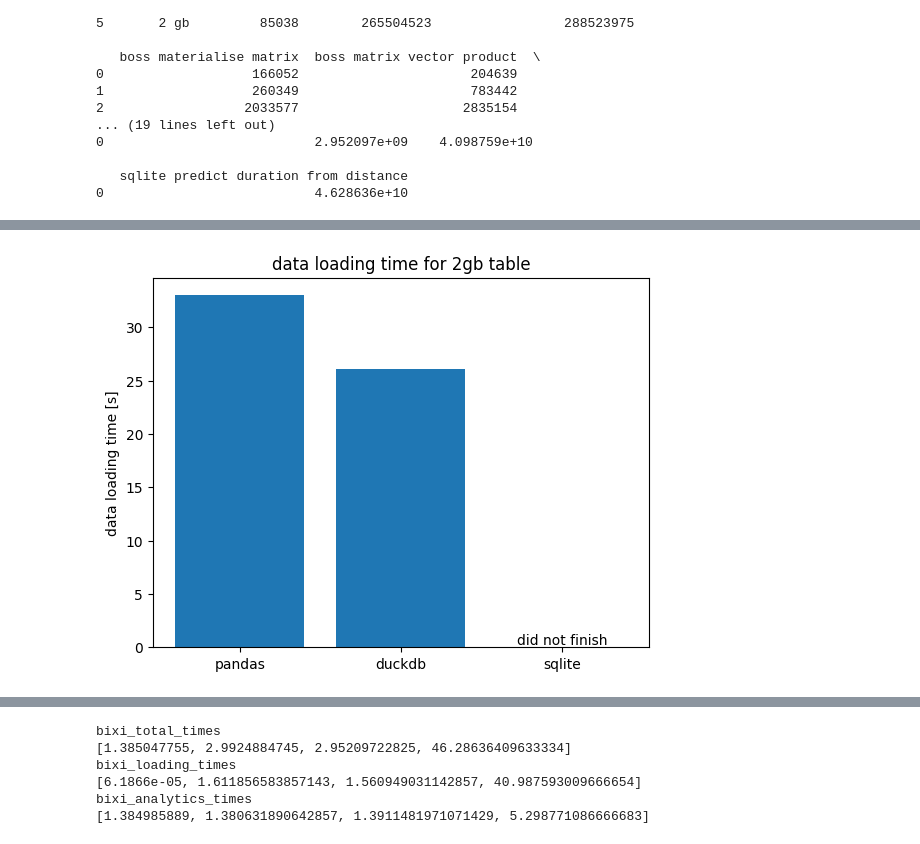
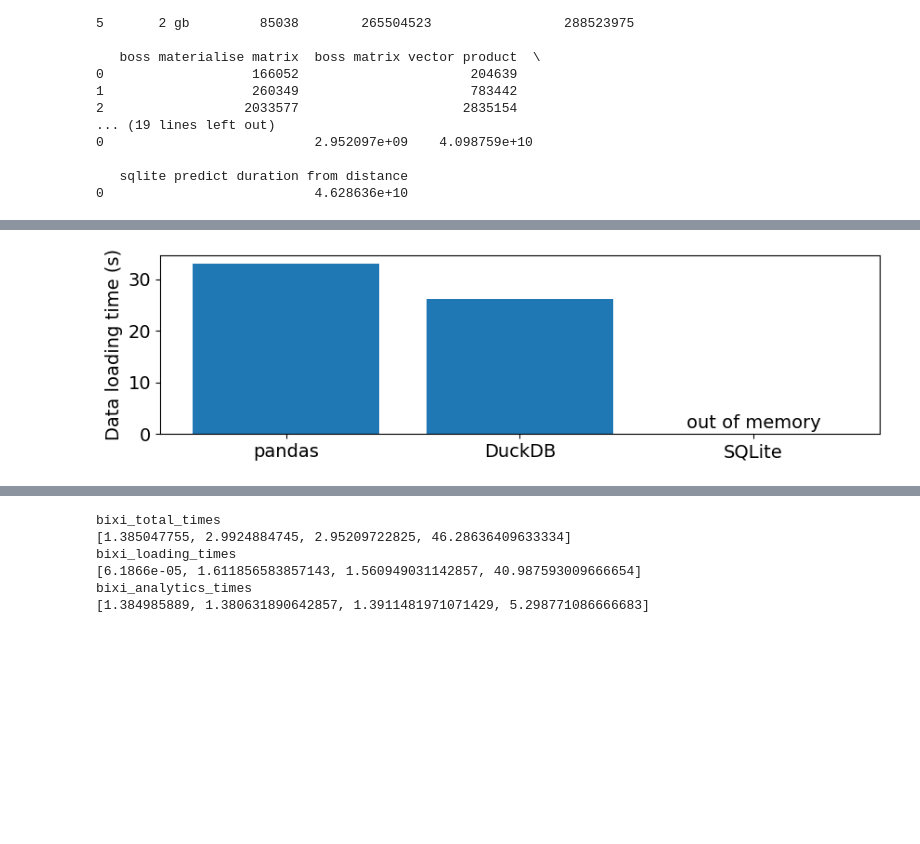
Before and after one commit to trubby22/database-fyp, a Jupyter notebook: bixi-benchmarks/visualise-data.ipynb, the cells around one changed output, grey strips where cells are left out. Cells and saved outputs as stored; diff of their text form; code cells hidden in the pictures; blank space fills up the shorter version.

```diff
--- a/bixi-benchmarks/visualise-data.ipynb
+++ b/bixi-benchmarks/visualise-data.ipynb
@@ -8,3 +8,5 @@ diagrams_path = './diagrams/'
+# %%
+plt.rcParams.update({'font.size': 14})
 # %%
 boss_rand_df = pd.read_csv('./experiment-results/boss-rand-results.csv')
 boss_bixi_df = pd.read_csv('./experiment-results/boss-bixi-results.csv')
@@ -73,24 +82,32 @@ plt.show()
 # %%
 vendors = ['pandas', 'duckdb', 'sqlite']
 vendor_tasks = [f'{x} data in' for x in vendors]
+vendors = ['pandas', 'DuckDB', 'SQLite']
 times = [rand_df.loc[5, x] / (10 ** 9) for x in vendor_tasks]
 times[2] = 0
 
 fig, ax = plt.subplots()
 bar_container = ax.bar(vendors, times)
-ax.set(ylabel='data loading time [s]', title='data loading time for 2gb table')
+ax.set(ylabel='Data loading time (s)',
+       # title='data loading time for 2gb table'
+      )
 
 rect = bar_container[2]
-ax.annotate(f'did not finish',
-            xy=(rect.get_x() + rect.get_width() / 2, rect.get_y() + rect.get_height()),
+ax.annotate(f'out of memory',
+            xy=(rect.get_x() + rect.get_width() / 2, rect.get_y() + rect.get_height() + 0.5),
             xytext=(0, 0),
             textcoords='offset points',
             ha='center', va='bottom')
 
-plt.savefig(f'{diagrams_path}data-loading-2gb-short.png')
+figwidth = 10
+aspect_ratio = (1 / 4)
+fig.set_figwidth(figwidth)
+fig.set_figheight(figwidth * aspect_ratio)
+
+plt.savefig(f'{diagrams_path}data-loading-2gb-short.svg', bbox_inches='tight', dpi=600)
 plt.show()
 # %% [output]
-[figure, old version]
+[figure, new version]
 # %%
 times = rand_df.loc[1:, 'boss round trip'] / (10 ** 6)
 table_names = rand_df.loc[1:, 'table name']
```
Also changed, not shown: parts of 17 cells of this notebook, 2 other files.
